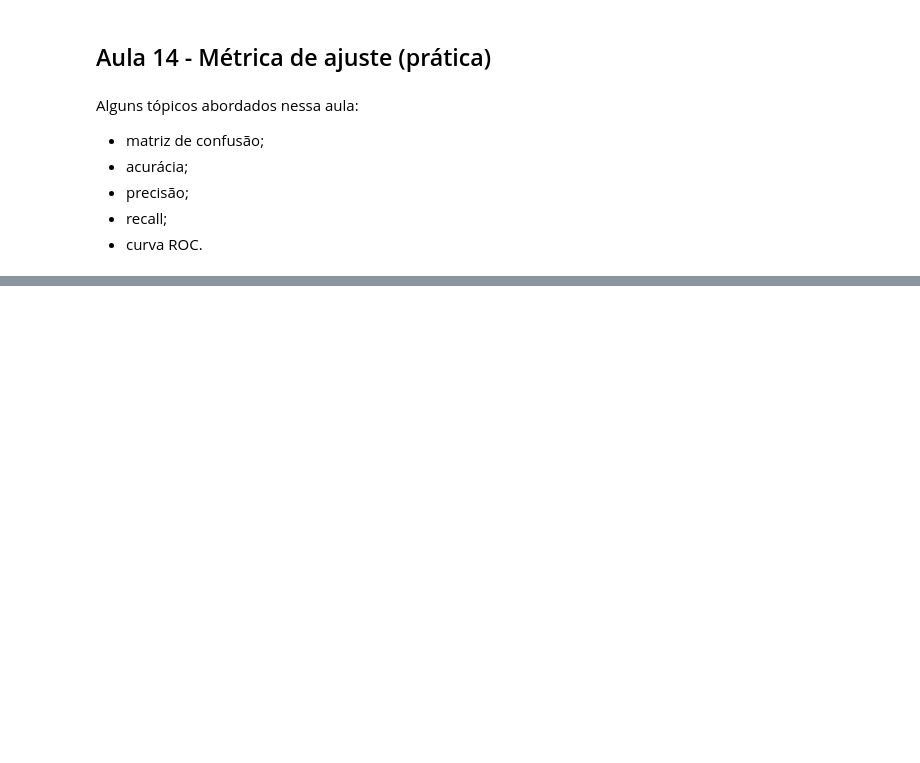
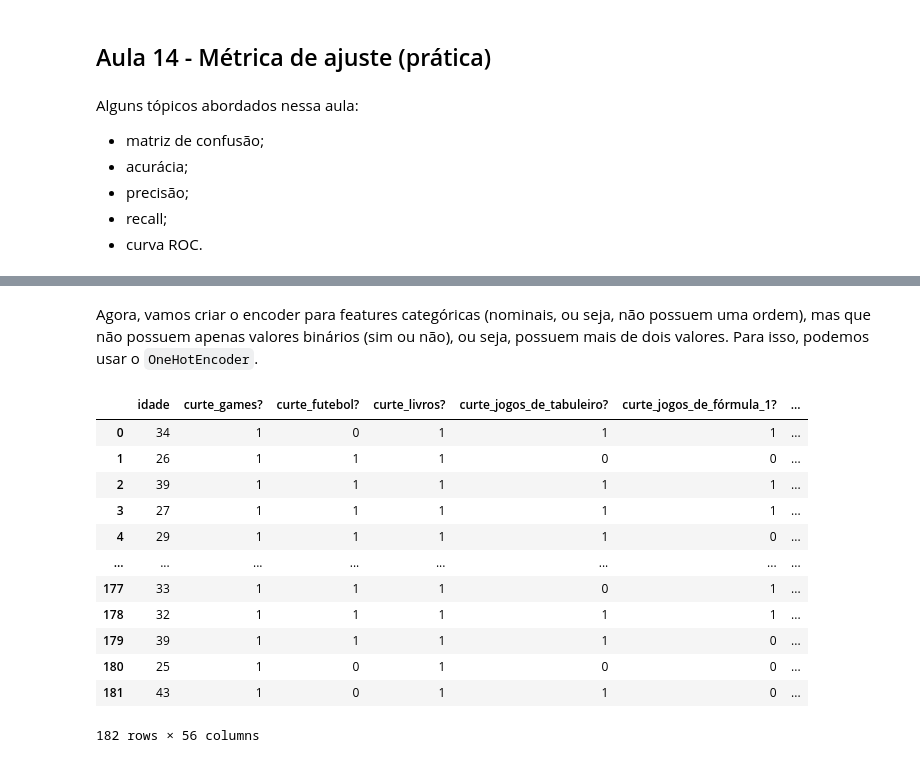
Before and after one commit to Igor-Scalzer010/Data-Science-Notes, a Jupyter notebook: notebooks/curso_youtube_ml/ml_yb.ipynb, the cells around one changed output, grey strips where cells are left out. Saved outputs shown, nothing was run; the diff lists cells and outputs as text; code cells hidden in the pictures; blank space fills up the shorter version.

```diff
--- a/notebooks/curso_youtube_ml/ml_yb.ipynb
+++ b/notebooks/curso_youtube_ml/ml_yb.ipynb
@@ -1149,0 +1189,23 @@ Alguns tópicos abordados nessa aula:
+# %%
+from sklearn.preprocessing import OrdinalEncoder
+
+features_fix = df[[
+    "curte_games?",
+    "curte_futebol?",
+    "curte_livros?",
+    "curte_jogos_de_tabuleiro?",
+    "curte_jogos_de_fórmula_1?",
+    "curte_jogos_de_mma?",
+    "você_se_considera_uma_pessoa_feliz?"
+]]
+
+# Criando o encoder e transformando as features categóricos (nominais, ou seja, não possuem uma ordem)
+encoder = OrdinalEncoder()
+encoded = encoder.fit_transform(features_fix).astype(int)
+encoded_df = pd.DataFrame(
+    encoded,
+    columns=encoder.get_feature_names_out(features_fix.columns.tolist())
+)
+
+df = pd.concat([df.drop(features_fix.columns.tolist(), axis=1), encoded_df], axis=1)
+df
@@ -1149,0 +1226,38 @@ Alguns tópicos abordados nessa aula:
+# %% [markdown]
+Agora, vamos criar o encoder para features categóricas (nominais, ou seja, não possuem uma ordem), mas que não possuem apenas valores binários (sim ou não), ou seja, possuem mais de dois valores. Para isso, podemos usar o `OneHotEncoder`.
+# %%
+from sklearn.preprocessing import OneHotEncoder
+
+features_fix = df[[
+    "como_conheceu_o_téo_me_why?",
+    "quantos_cursos_acompanhou_do_téo_me_why?",
+    "estado_que_mora_atualmente",
+    "área_de_formação",
+    "tempo_que_atua_na_área_de_dados",
+    "posição_da_cadeira_senioridade"
+]]
+
+encoder = OneHotEncoder(sparse_output=False, dtype=int)
+encoded = encoder.fit_transform(features_fix)
+encoded_df = pd.DataFrame(
+    encoded,
+    columns=encoder.get_feature_names_out(features_fix.columns.tolist())
+)
+
+df = pd.concat([df.drop(features_fix.columns.tolist(), axis=1), encoded_df], axis=1)
+df = df.drop("carimbo_de_data_hora", axis=1)
+df
+# %% [output]
+|  | idade | curte_games? | curte_futebol? | curte_livros? | curte_jogos_de_tabuleiro? | curte_jogos_de_fórmula_1? | ... |
+| 0 | 34 | 1 | 0 | 1 | 1 | 1 | ... |
+| 1 | 26 | 1 | 1 | 1 | 0 | 0 | ... |
+| 2 | 39 | 1 | 1 | 1 | 1 | 1 | ... |
+| 3 | 27 | 1 | 1 | 1 | 1 | 1 | ... |
+| 4 | 29 | 1 | 1 | 1 | 1 | 0 | ... |
+| ... | ... | ... | ... | ... | ... | ... | ... |
+| 177 | 33 | 1 | 1 | 1 | 0 | 1 | ... |
+| 178 | 32 | 1 | 1 | 1 | 1 | 1 | ... |
+| 179 | 39 | 1 | 1 | 1 | 1 | 0 | ... |
+| 180 | 25 | 1 | 0 | 1 | 0 | 0 | ... |
+| 181 | 43 | 1 | 0 | 1 | 1 | 0 | ... |
+182 rows × 56 columns
```
Also changed, not shown: parts of 14 cells of this notebook.
